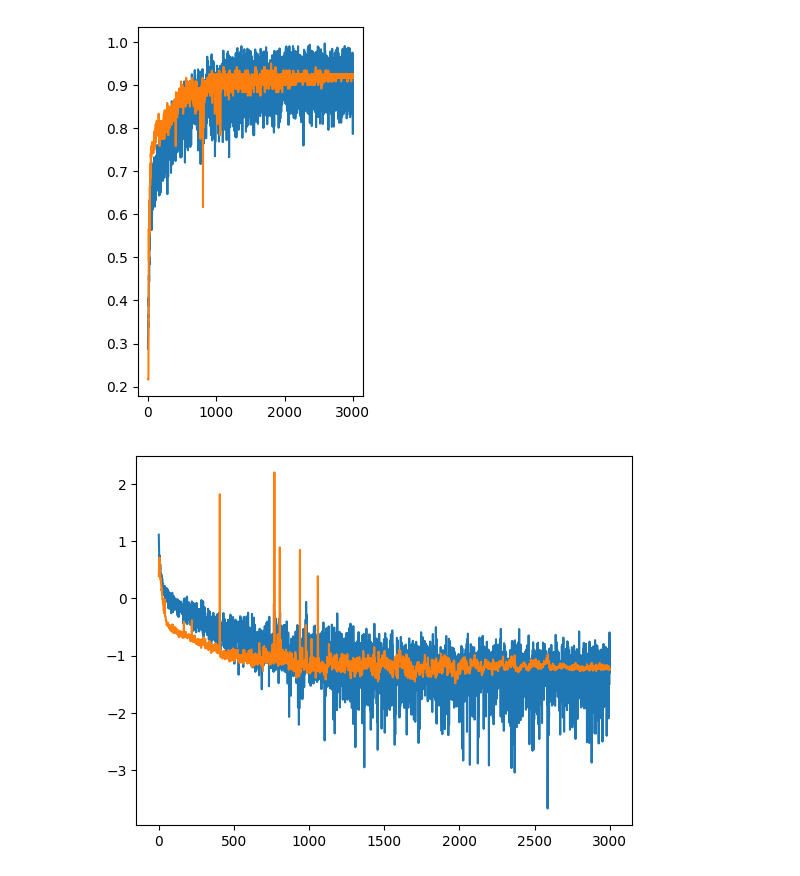
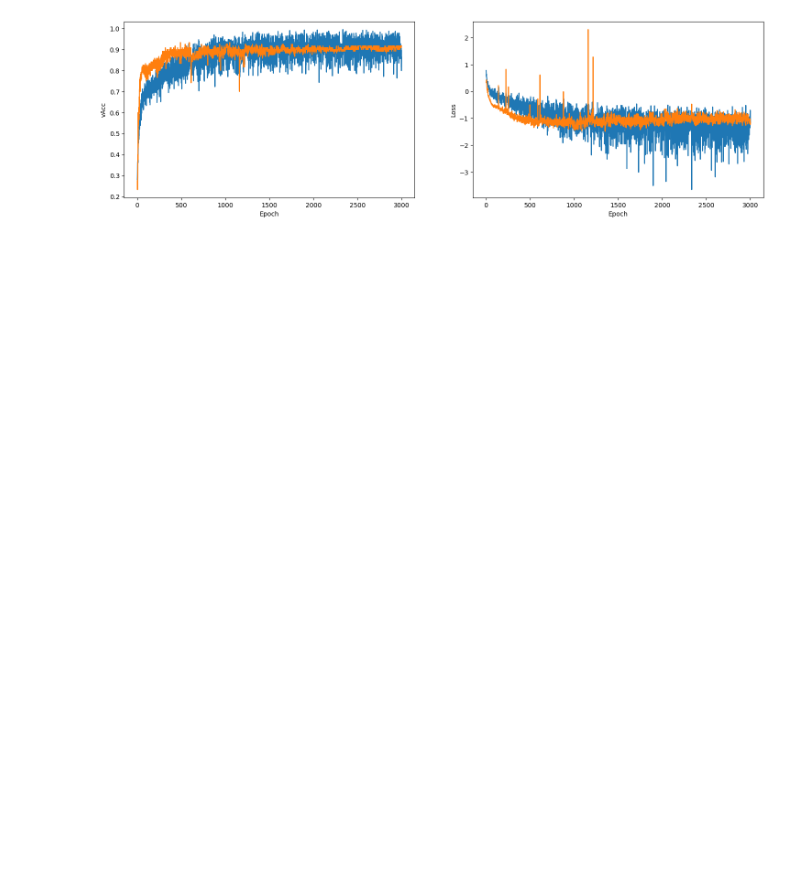
Before and after one commit to Tat1209/Research, a Jupyter notebook: utils/visualize.ipynb, the cells around one changed output. Cells and saved outputs as stored; diff of their text form; code cells hidden in the pictures; blank space fills up the shorter version.

```diff
--- a/utils/visualize.ipynb
+++ b/utils/visualize.ipynb
@@ -3,48 +3,45 @@ from matplotlib import pyplot as plt
 import pandas as pd
 import numpy as np
 
-path = "/root/app/competition_hist_0423_092428.csv"
+path = "/root/app/competition_hist_0424_001318.csv"
 df = pd.read_csv(path)
 
-fig = plt.figure()
+fig = plt.figure(dpi=100, figsize=(18, 5))
 
 ax1 = fig.add_subplot(1, 2, 1)    # 1行2列の1番目
 
 x_col = "Epoch"
 ax1.set_xlabel(x_col)
 x = df[x_col]
 
 y_col = "Acc"
 ax1.set_ylabel(y_col)
 y = df[y_col]
 
-plt.plot(x, y)
+ax1.plot(x, y)
 
 y_col = "vAcc"
 ax1.set_ylabel(y_col)
 y = df[y_col]
 
-plt.plot(x, y)
-
-plt.show()
+ax1.plot(x, y)
 
 ax2 = fig.add_subplot(1, 2, 2)
 
 x_col = "Epoch"
 ax2.set_xlabel(x_col)
 x = df[x_col]
 
 y_col = "Loss"
 ax2.set_ylabel(y_col)
 y = df[y_col]
 
 y = df["Loss"]
-plt.plot(x, np.log(y))
+ax2.plot(x, np.log(y))
 y = df["vLoss"]
-plt.plot(x, np.log(y))
+ax2.plot(x, np.log(y))
 plt.show()
 
-def plot_df(df, x_col, y_col, axes):
+# def plot_df(df, x_col, y_col, axes):
 # %% [output]
-[figure, old version]
+[figure, new version]
-[figure, removed]
```
Also changed, not shown: 3 other files.
